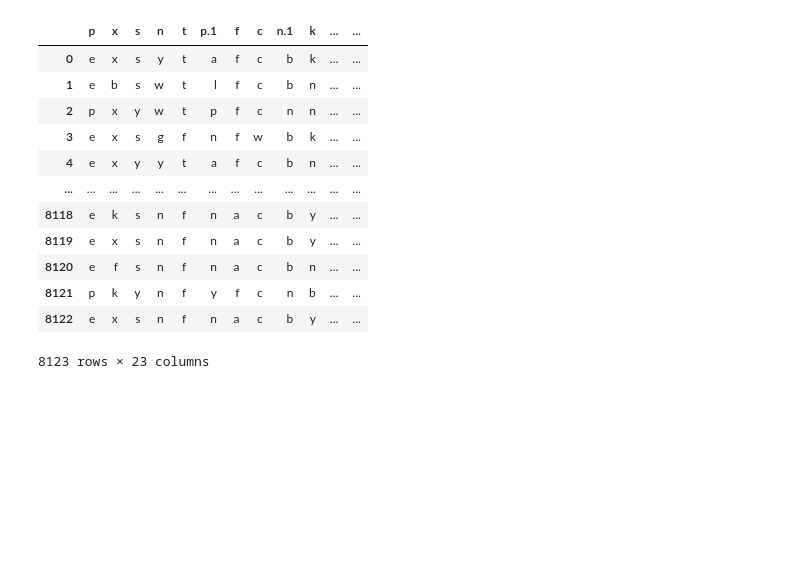
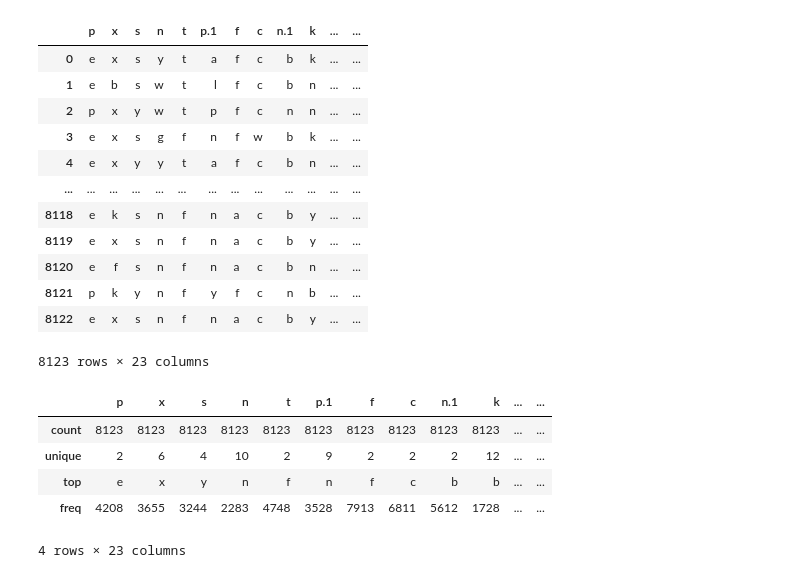
Before and after one commit to Sp1r14ual/nstu-python-practice, a Jupyter notebook: Lab 3/Lab 3.ipynb, the cells around one changed output. Drawn from its saved outputs; the diff is of its cells as text; code cells hidden in the pictures; blank space fills up the shorter version.

```diff
--- a/Lab 3/Lab 3.ipynb
+++ b/Lab 3/Lab 3.ipynb
@@ -137,3 +122,12 @@ df
 | 8121 | p | k | y | n | f | y | f | c | n | b | ... | ... |
 | 8122 | e | x | s | n | f | n | a | c | b | y | ... | ... |
 8123 rows × 23 columns
+# %%
+df.describe()
+# %% [output]
+|  | p | x | s | n | t | p.1 | f | c | n.1 | k | ... | ... |
+| count | 8123 | 8123 | 8123 | 8123 | 8123 | 8123 | 8123 | 8123 | 8123 | 8123 | ... | ... |
+| unique | 2 | 6 | 4 | 10 | 2 | 9 | 2 | 2 | 2 | 12 | ... | ... |
+| top | e | x | y | n | f | n | f | c | b | b | ... | ... |
+| freq | 4208 | 3655 | 3244 | 2283 | 4748 | 3528 | 7913 | 6811 | 5612 | 1728 | ... | ... |
+4 rows × 23 columns
```
Also changed, not shown: parts of 2 cells of this notebook.
